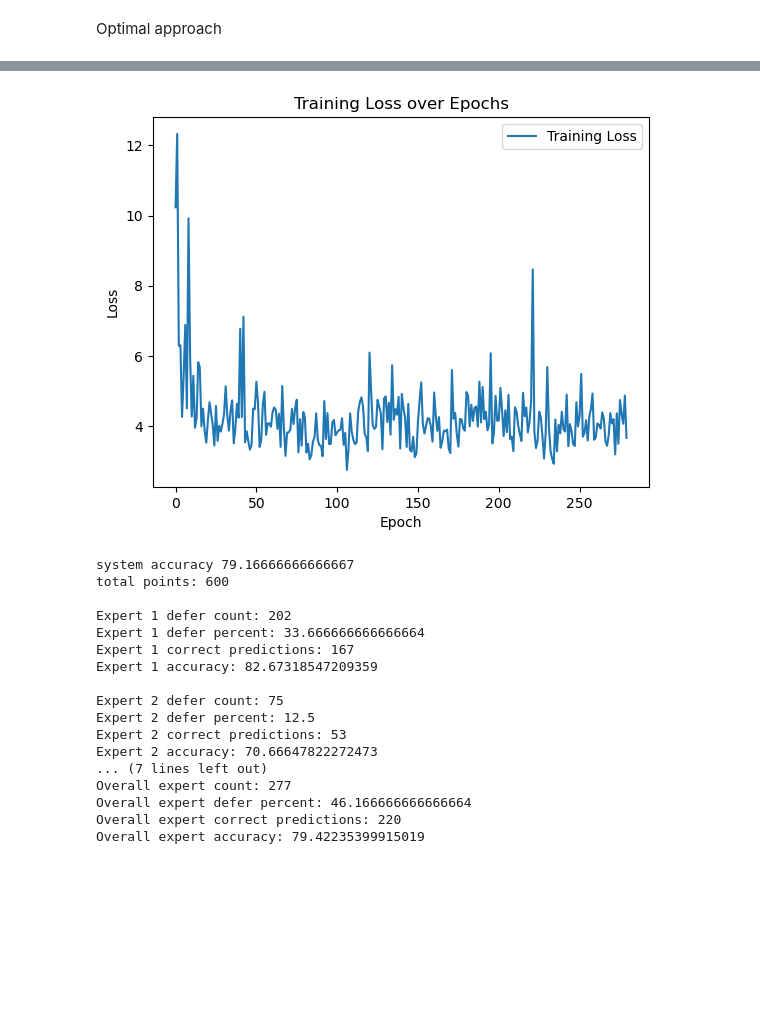
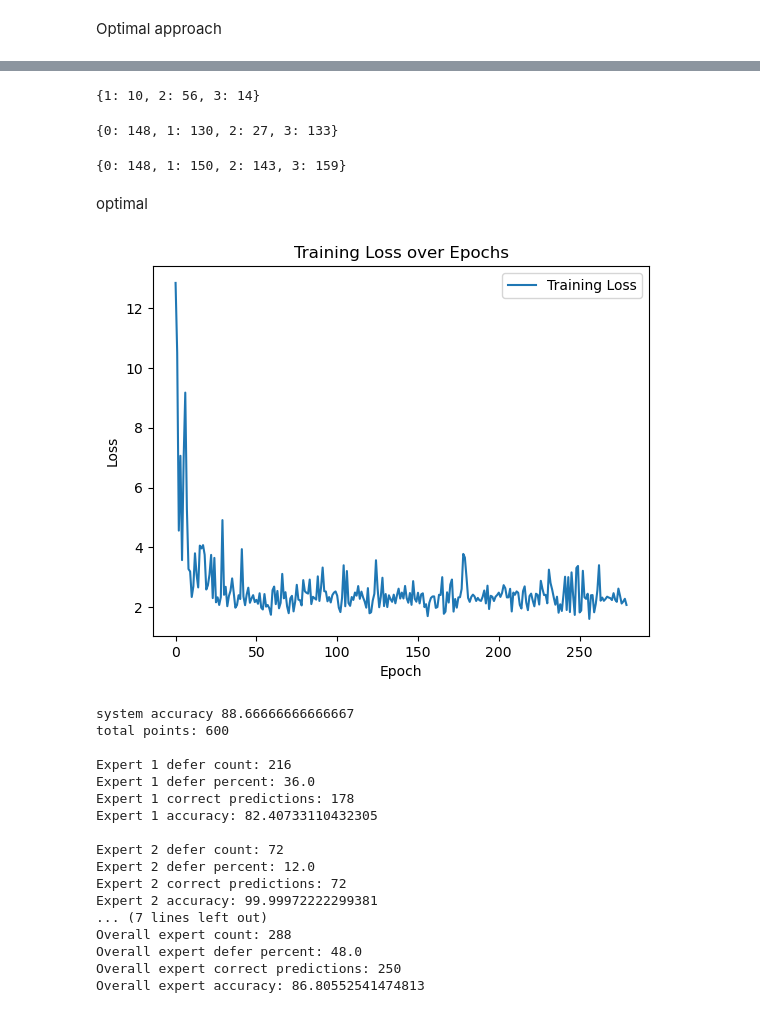
Before and after one commit to shiramichel/complementarity-fairness, a Jupyter notebook: expert_visibility.ipynb, the cells around one changed output, grey strips where cells are left out. Drawn from its saved outputs; the diff is of its cells as text; code cells hidden in the pictures; blank space fills up the shorter version.

```diff
--- a/expert_visibility.ipynb
+++ b/expert_visibility.ipynb
@@ -468,0 +424,4 @@ plt.grid(True)
+# %%
+maj_exp = max(group_train_count, key = group_train_count.get)
+# %%
+maj_exp_percent = group_train_count[maj_exp]
@@ -469,14 +436,9 @@ plt.grid(True)
 # %%
-d = 2
-experts = [expert1, expert2]
-k = len(experts)
 m = Linear_net_rej(d,2) # 2 inputs
-alpha = 0.25
-beta = 0.75
-p = 0.5
+alpha = 0
+p = maj_exp_percent
 
-exp_index_train = [[] for _ in range(k)]
+run_classifier_rej(m, experts, X_train, y_train, alpha, p, k)
 
-run_classifier_rej(m, experts, X_train, y_train, alpha, beta, p, k)
-exp1_index_train, exp2_index_train = classifier_rej(m, experts, X_test, y_test, p, k, exp_index_train)
+exp_index, classifier_index = classifier_rej(m, experts, X_test, y_test, p, k, exp_index, classifier_index)
 # %% [output]
@@ -501,31 +470,47 @@ Overall expert accuracy: 65.62495898440064
+# %%
+minority_exp = getIndex(X_test[exp_index[1]])
+getGroup(minority_exp)
+# %% [output]
+{1: 10, 2: 56, 3: 14}
+# %%
+classifier = getIndex(X_test[classifier_index])
+getGroup(classifier)
+# %% [output]
+{0: 148, 1: 130, 2: 27, 3: 133}
+# %%
+X_test_group = getIndex(X_test)
+getGroup(X_test_group)
+# %% [output]
+{0: 148, 1: 150, 2: 143, 3: 159}
+# %% [markdown]
+optimal
+# %%
+exp_index = [[] for _ in range(k)]
+classifier_index = []
 # %%
-d = 2
-experts = [expert1, expert2]
-k = len(experts)
 m = Linear_net_rej_id(d,2,k) # 2 inputs
-alpha = 0.25
-beta = 0.75
+alpha = 0
+p = maj_exp_percent
 
-exp_index_train = [[] for _ in range(k)]
+run_classifier_rej(m, experts, X_train, y_train, alpha, p, k)
 
-run_classifier_rej_id(m, experts, X_train, y_train, alpha, beta, k)
-exp1_index_train, exp2_index_train = classifier_rej_id(m, experts, X_test, y_test, k, exp_index_train)
+exp_index, classifier_index = classifier_rej_id(m, experts, X_test, y_test, k, exp_index, classifier_index)
 # %% [output]
-[figure, old version]
+[figure, new version]
-system accuracy 79.16666666666667
+system accuracy 88.66666666666667
 total points: 600
 
-Expert 1 defer count: 202
-Expert 1 defer percent: 33.666666666666664
-Expert 1 correct predictions: 167
-Expert 1 accuracy: 82.67318547209359
+Expert 1 defer count: 216
+Expert 1 defer percent: 36.0
+Expert 1 correct predictions: 178
+Expert 1 accuracy: 82.40733110432305
 
-Expert 2 defer count: 75
-Expert 2 defer percent: 12.5
-Expert 2 correct predictions: 53
-Expert 2 accuracy: 70.66647822272473
+Expert 2 defer count: 72
+Expert 2 defer percent: 12.0
+Expert 2 correct predictions: 72
+Expert 2 accuracy: 99.99972222299381
 ... (7 lines left out)
-Overall expert count: 277
-Overall expert defer percent: 46.166666666666664
-Overall expert correct predictions: 220
-Overall expert accuracy: 79.42235399915019
+Overall expert count: 288
+Overall expert defer percent: 48.0
+Overall expert correct predictions: 250
+Overall expert accuracy: 86.80552541474813
```
Also changed, not shown: parts of 28 cells of this notebook, 2 other files.
